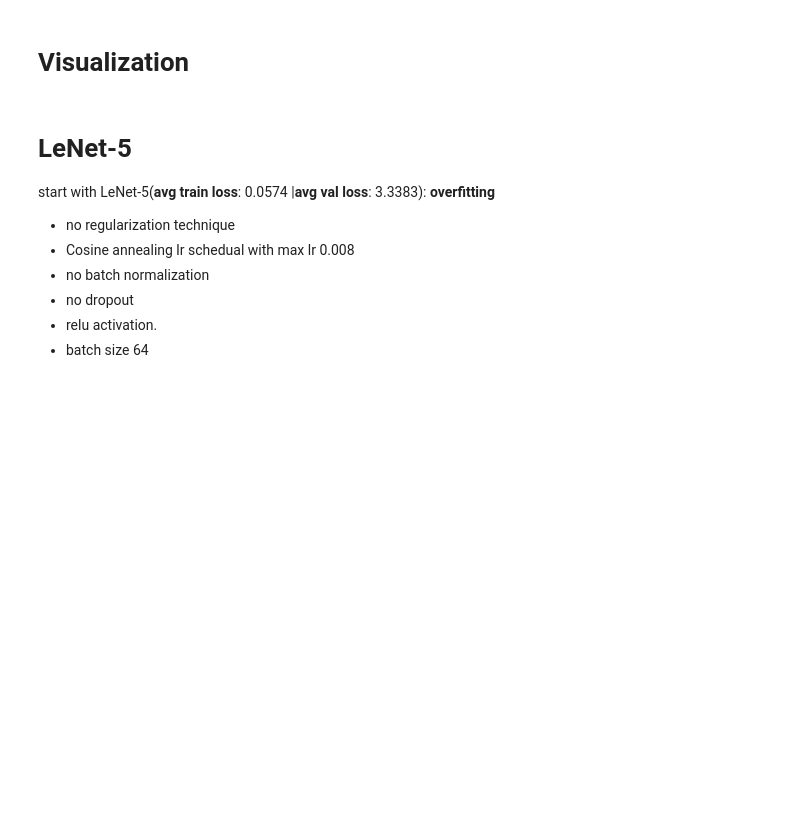
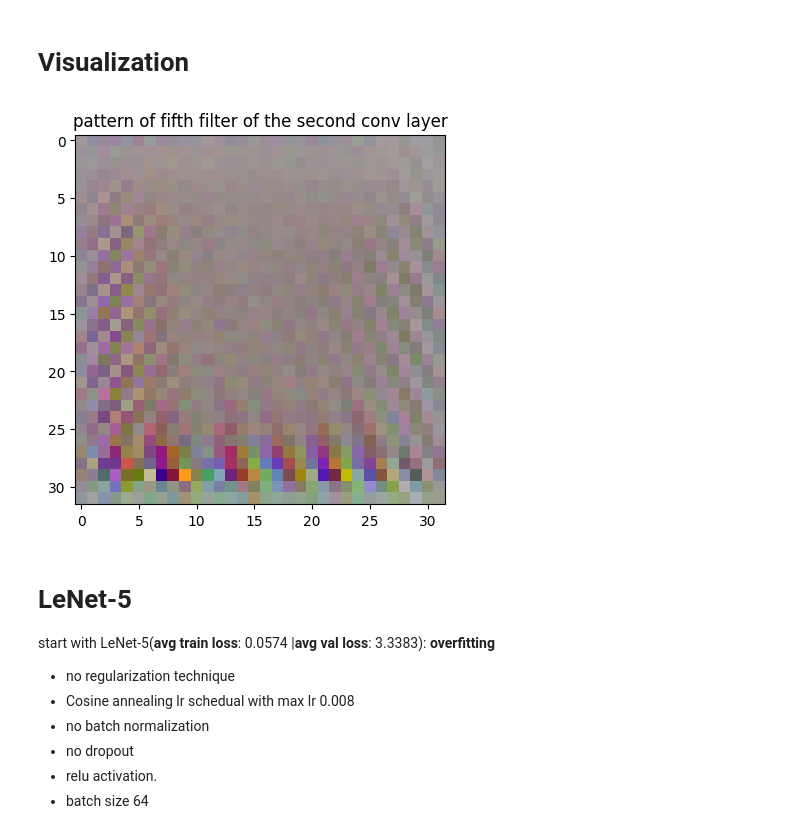
Before and after one commit to LoayMohamedAhmed/Cifar-training-with-CNN, a Jupyter notebook: Notebooks/lenet5_training.ipynb, the cells around one changed output. Saved outputs shown, nothing was run; the diff lists cells and outputs as text; code cells hidden in the pictures; blank space fills up the shorter version.

```diff
--- a/Notebooks/lenet5_training.ipynb
+++ b/Notebooks/lenet5_training.ipynb
@@ -847,9 +867,11 @@ display_layer_out(layer_idx=4,model= model, image = image)
 # %%
 # implement gradient ascent that maximize the output
 # the goal is to visualize the filter structure through maximizing the output ofthat filter
 # maximizing the output means that the filter found the template it searched for
-img = gradient_ascent(model, 4,2,LR = 0.1,steps = 100)
+img = gradient_ascent(model, 4,10,LR = 0.1,steps = 150,tv_weight=0.7)
 visualize_image(img, 'pattern of fifth filter of the second conv layer')
+# %% [output]
+[figure, added]
 # %%
 # plt.plot(lrs)
 # %%
```
Also changed, not shown: parts of 2 cells of this notebook.
